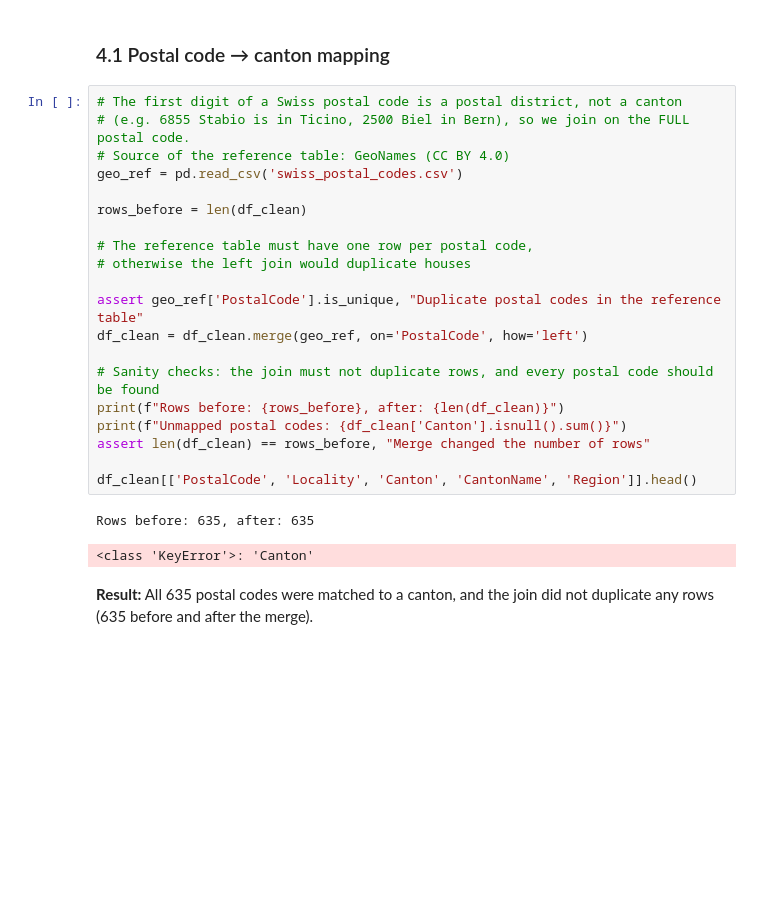
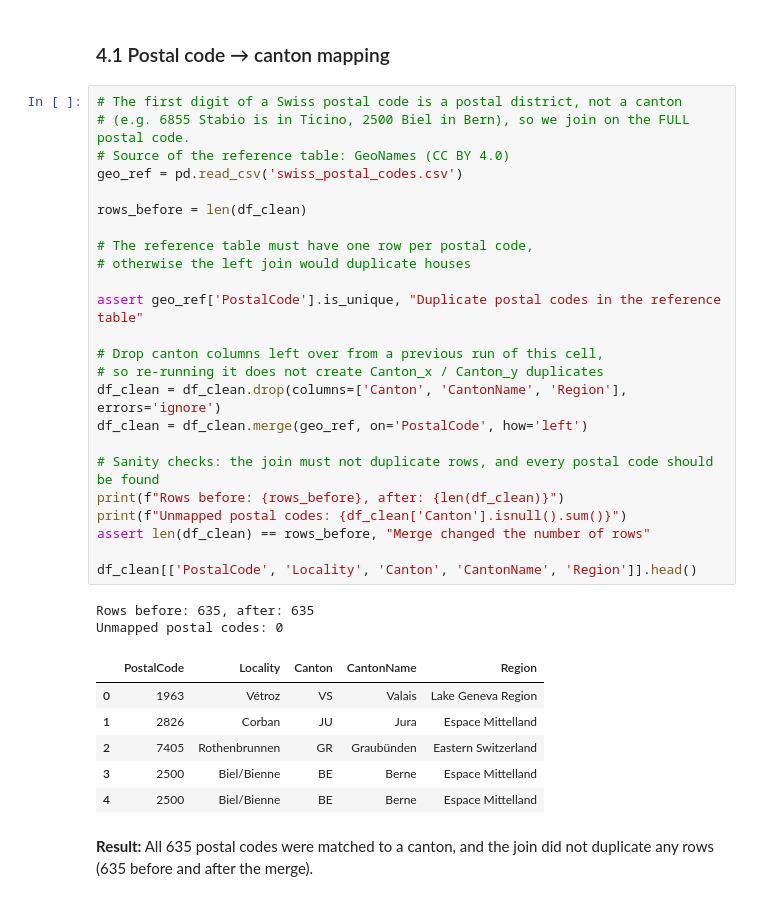
Before and after one commit to AnaAlesiuk/proptech-analytics, a Jupyter notebook: PropTech.ipynb, the cells around one changed output. Drawn from its saved outputs; the diff is of its cells as text; blank space fills up the shorter version.

Commit message:
Make canton merge safe to re-run and save clean run outputs

```diff
--- a/PropTech.ipynb
+++ b/PropTech.ipynb
@@ -233,26 +233,36 @@ similar to later periods, so its higher median is more likely a small-sample eff
 # %%
 # The first digit of a Swiss postal code is a postal district, not a canton
 # (e.g. 6855 Stabio is in Ticino, 2500 Biel in Bern), so we join on the FULL postal code.
 # Source of the reference table: GeoNames (CC BY 4.0)
 geo_ref = pd.read_csv('swiss_postal_codes.csv')
 
 rows_before = len(df_clean)
 
 # The reference table must have one row per postal code,
 # otherwise the left join would duplicate houses
 
 assert geo_ref['PostalCode'].is_unique, "Duplicate postal codes in the reference table"
+
+# Drop canton columns left over from a previous run of this cell,
+# so re-running it does not create Canton_x / Canton_y duplicates
+df_clean = df_clean.drop(columns=['Canton', 'CantonName', 'Region'], errors='ignore')
 df_clean = df_clean.merge(geo_ref, on='PostalCode', how='left')
 
 # Sanity checks: the join must not duplicate rows, and every postal code should be found
 print(f"Rows before: {rows_before}, after: {len(df_clean)}")
 print(f"Unmapped postal codes: {df_clean['Canton'].isnull().sum()}")
 assert len(df_clean) == rows_before, "Merge changed the number of rows"
 
 df_clean[['PostalCode', 'Locality', 'Canton', 'CantonName', 'Region']].head()
 # %% [output]
 Rows before: 635, after: 635
+Unmapped postal codes: 0
-<class 'KeyError'>: 'Canton'
+|  | PostalCode | Locality | Canton | CantonName | Region |
+| 0 | 1963 | Vétroz | VS | Valais | Lake Geneva Region |
+| 1 | 2826 | Corban | JU | Jura | Espace Mittelland |
+| 2 | 7405 | Rothenbrunnen | GR | Graubünden | Eastern Switzerland |
+| 3 | 2500 | Biel/Bienne | BE | Berne | Espace Mittelland |
+| 4 | 2500 | Biel/Bienne | BE | Berne | Espace Mittelland |
 # %% [markdown]
 **Result:** All 635 postal codes were matched to a canton, and the join did not duplicate any rows
 (635 before and after the merge).
```
